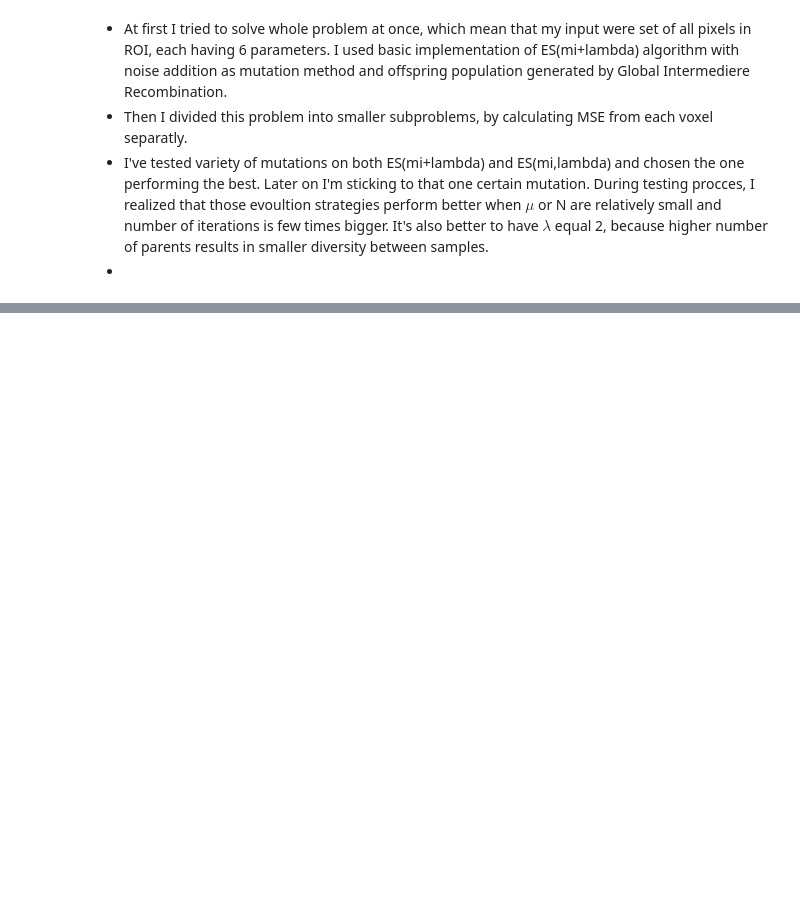
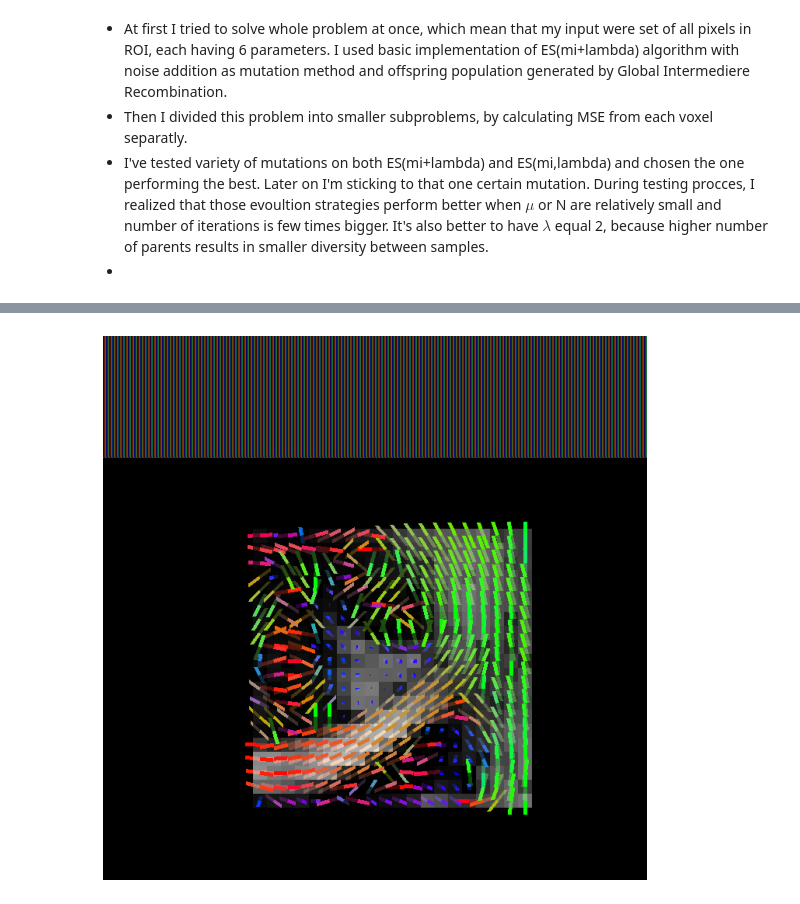
Before and after one commit to krzysztofnyczka/evolutionary_brain_microstructure_modeling, a Jupyter notebook: PROJECT.ipynb, the cells around one changed output, grey strips where cells are left out. Drawn from its saved outputs; the diff is of its cells as text; code cells hidden in the pictures; blank space fills up the shorter version.

```diff
--- a/PROJECT.ipynb
+++ b/PROJECT.ipynb
@@ -1679,5 +1709,5 @@ for x in tqdm.tqdm(range(roi['width'])):
 
 print()
 print(f'Final MSE: {np.mean(voxel_mse)} and STD: {np.std(voxel_mse)}')
-# visualize_result(our_bas_model)
+visualize_result(our_bas_model)
 # %% [output]
@@ -1685,3 +1717,4 @@ SyntaxError: 'break' outside loop (<timed exec>, line 5)
+[figure, added]
 # %%
 %%time
 # MAIN EVOLUTION PROCESS
```
Also changed, not shown: parts of 16 cells of this notebook, 1 other file.
